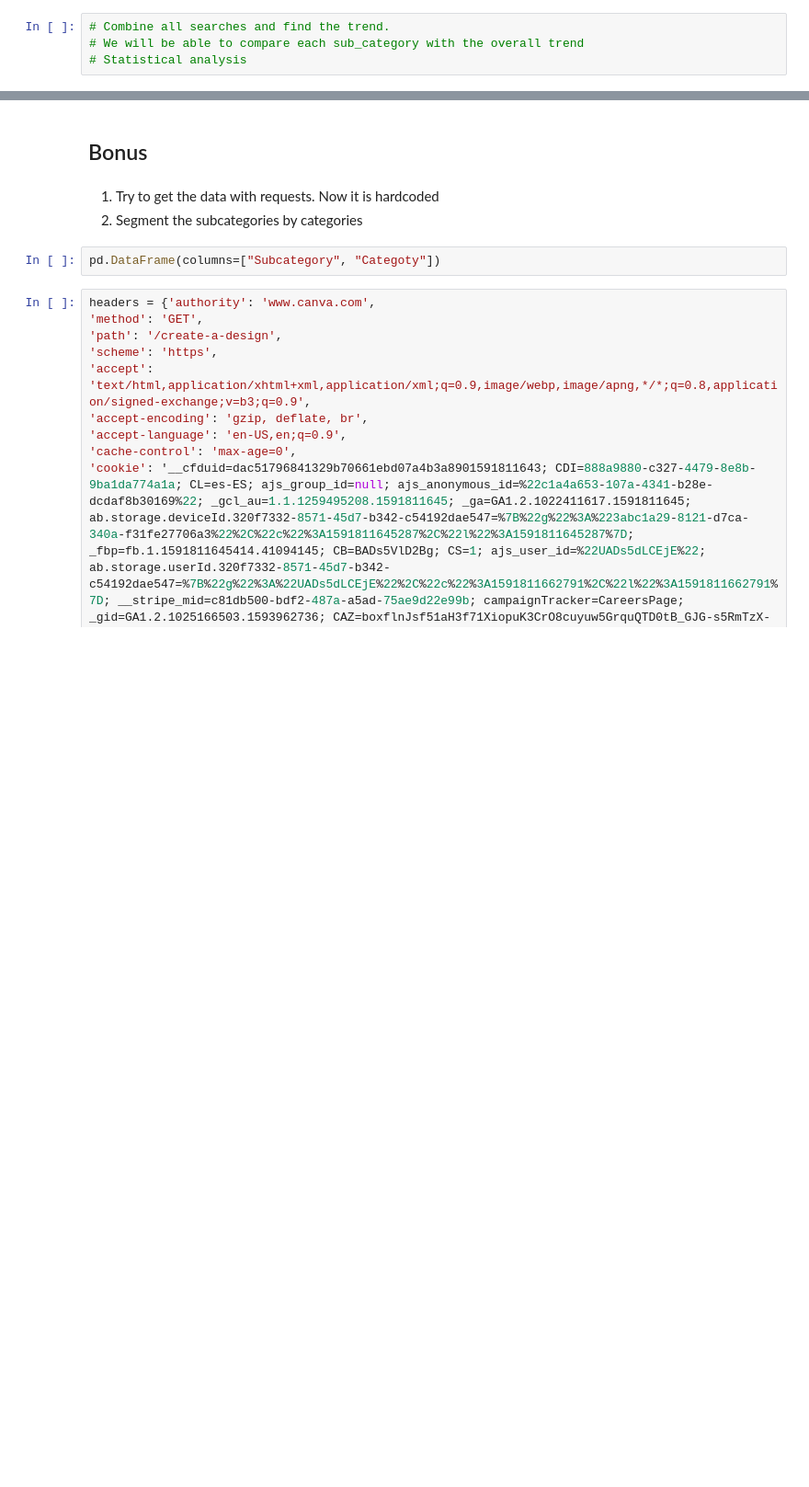
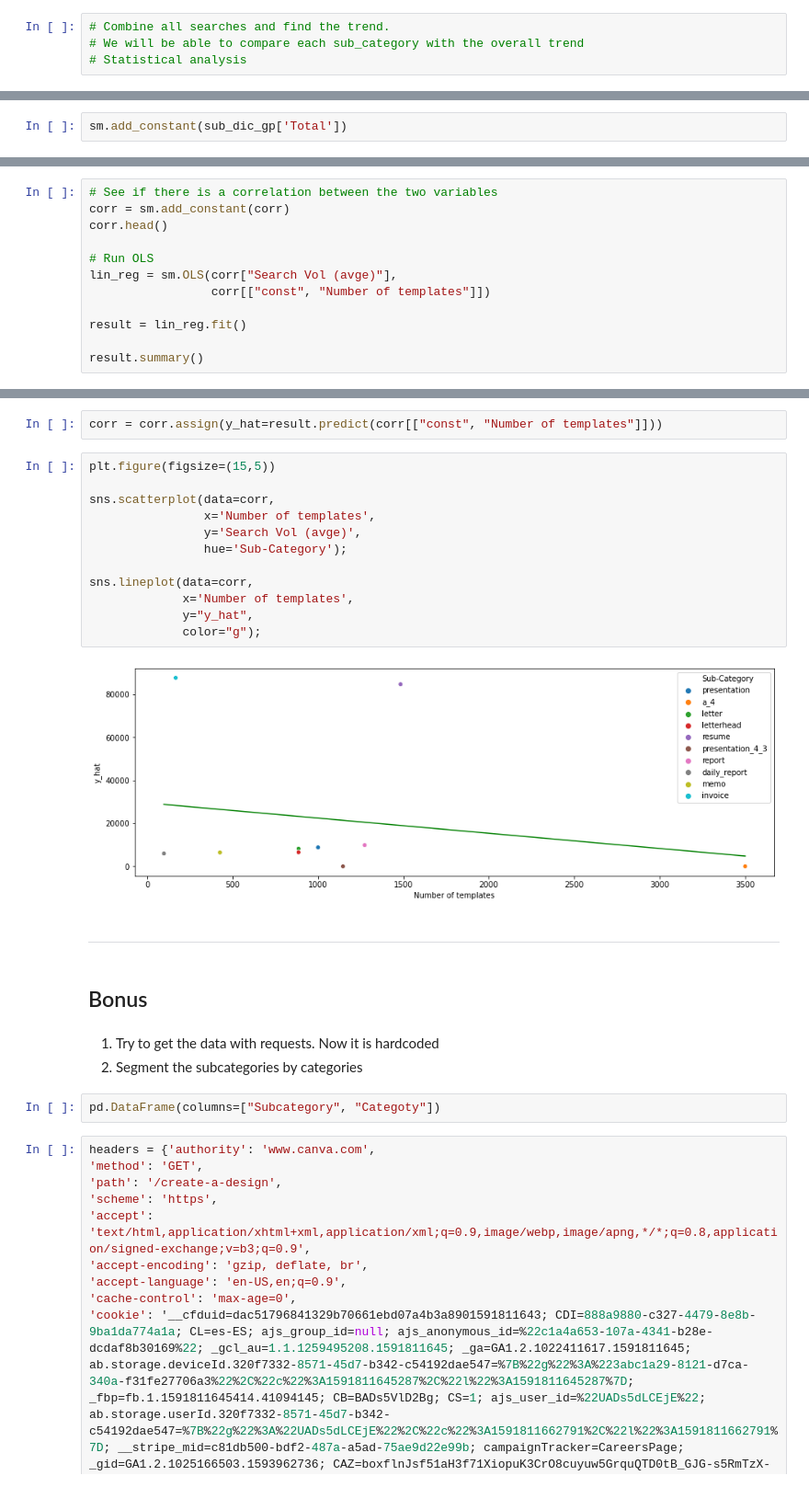
Before and after one commit to pepenunez/product-analytics, a Jupyter notebook: data-gathering.ipynb, the cells around one changed output, grey strips where cells are left out. Shown: that part at 92% size. Drawn from its saved outputs; the diff is of its cells as text; blank space fills up the shorter version.

```diff
--- a/data-gathering.ipynb
+++ b/data-gathering.ipynb
@@ -268,0 +327,2 @@ TypeError: merge() got an unexpected keyword argument 'agg'
+# %%
+sm.add_constant(sub_dic_gp['Total'])
@@ -268,0 +386,12 @@ TypeError: merge() got an unexpected keyword argument 'agg'
+# %%
+# See if there is a correlation between the two variables
+corr = sm.add_constant(corr)
+corr.head()
+
+# Run OLS
+lin_reg = sm.OLS(corr["Search Vol (avge)"],
+                 corr[["const", "Number of templates"]])
+
+result = lin_reg.fit()
+
+result.summary()
@@ -269,3 +420,21 @@ TypeError: merge() got an unexpected keyword argument 'agg'
+# %%
+corr = corr.assign(y_hat=result.predict(corr[["const", "Number of templates"]]))
+# %%
+plt.figure(figsize=(15,5))
+
+sns.scatterplot(data=corr,
+                x='Number of templates',
+                y='Search Vol (avge)',
+                hue='Sub-Category');
+
+sns.lineplot(data=corr,
+             x='Number of templates',
+             y="y_hat",
+             color="g");
+# %% [output]
+[figure, added]
+# %% [markdown]
+---------------------------------------------------
 # %% [markdown]
 ## Bonus
 # %% [markdown]
```
Also changed, not shown: parts of 25 cells of this notebook.
